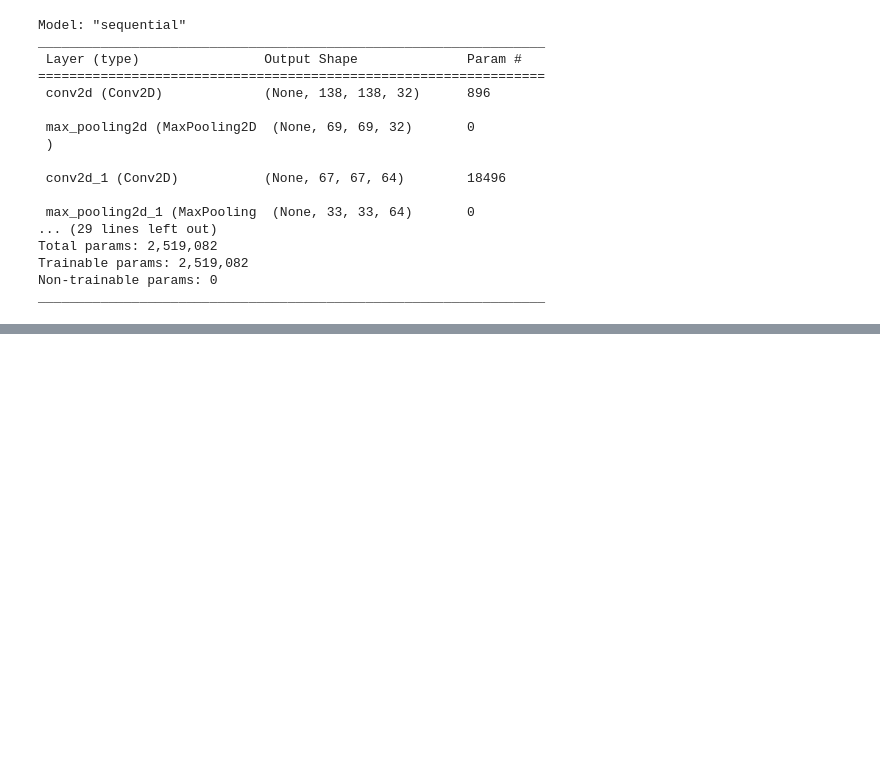
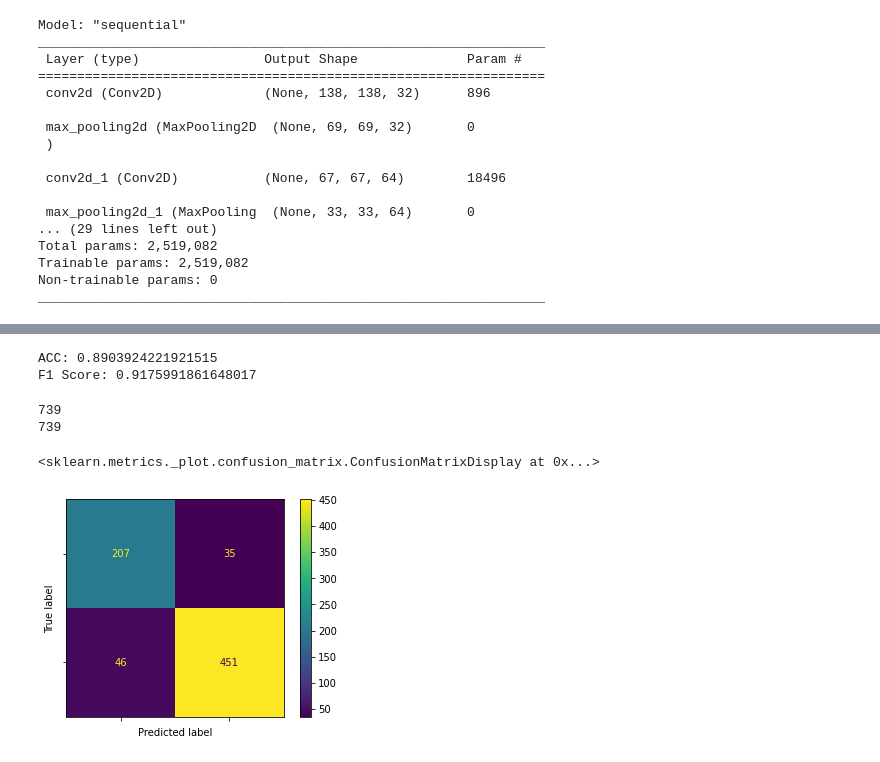
Before and after one commit to victorgmoreno/CatsAndDogs, a Jupyter notebook: CatsNDgos_CNN__Model2.ipynb, the cells around one changed output, grey strips where cells are left out. Saved outputs shown, nothing was run; the diff lists cells and outputs as text; code cells hidden in the pictures; blank space fills up the shorter version.

```diff
--- a/CatsNDgos_CNN__Model2.ipynb
+++ b/CatsNDgos_CNN__Model2.ipynb
@@ -291,0 +312,4 @@ plt.show()
+# %%
+X_test_norm = X_test / 255
+# %%
+y_pred = model.predict(X_test_norm)
@@ -291,0 +326,23 @@ plt.show()
+# %%
+print(y_pred[1])
+a = y_pred[1]
+print(a[0])
+print(len(y_pred))
+listateste = []
+for i in range(0,len(y_pred)):
+  aqui = 0
+  help = 0
+  help = y_pred[i]
+  aqui = float(help[0])
+  if aqui >= 0.5:
+    listateste.append(float(0))
+  else:
+    listateste.append(float(1))
+print(y_pred[0])
+print(y_pred[1])
+print(y_pred[2])
+print(y_pred[3])
+print(y_pred[4])
+
+
+print(listateste)
@@ -291,0 +359,22 @@ plt.show()
+# %%
+from sklearn.metrics import accuracy_score, f1_score, matthews_corrcoef
+print("ACC:", accuracy_score(y_test, listateste))
+print("F1 Score:", f1_score(y_test, listateste))
+# %% [output]
+ACC: 0.8903924221921515
+F1 Score: 0.9175991861648017
+# %%
+print(len(y_test))
+print(len(listateste))
+# %% [output]
+739
+739
+# %%
+from sklearn.metrics import confusion_matrix, ConfusionMatrixDisplay
+
+cm = confusion_matrix(y_test, listateste, labels=[0,1])
+disp = ConfusionMatrixDisplay(confusion_matrix=cm,display_labels='')
+disp.plot()
+# %% [output]
+<sklearn.metrics._plot.confusion_matrix.ConfusionMatrixDisplay at 0x...>
+[figure, added]
```
Also changed, not shown: parts of 7 cells of this notebook.
